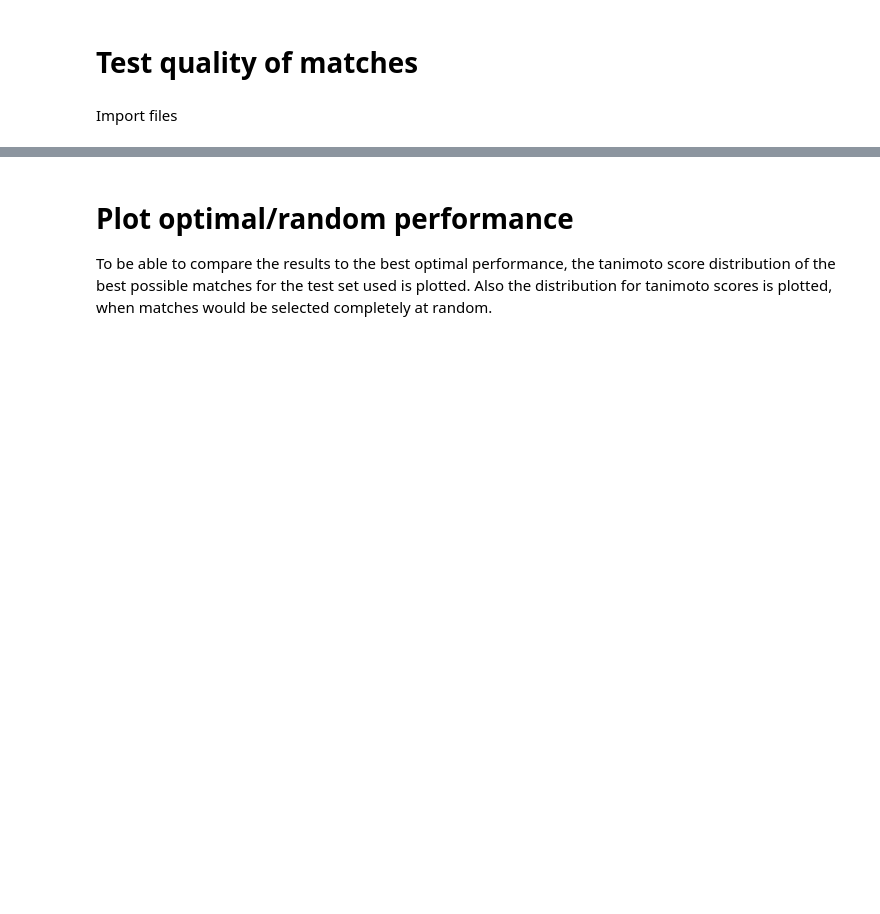
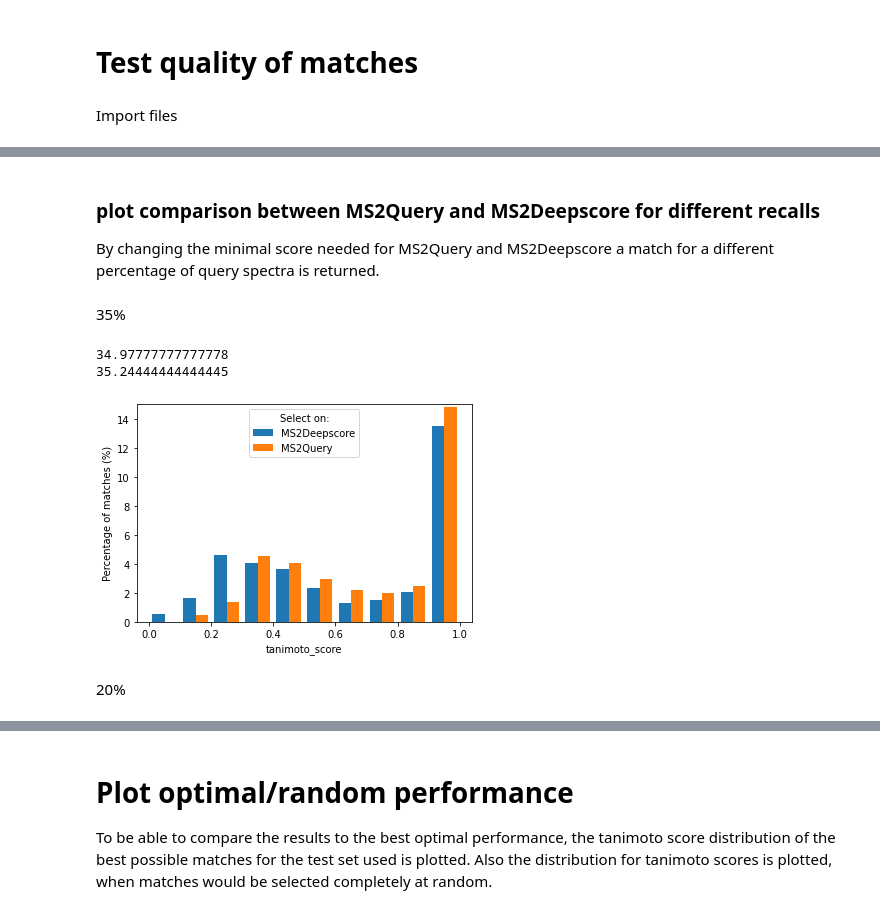
Before and after one commit to iomega/ms2query, a Jupyter notebook: notebooks/Plot_performance_analog_search.ipynb, the cells around one changed output, grey strips where cells are left out. Cells and saved outputs as stored; diff of their text form; code cells hidden in the pictures; blank space fills up the shorter version.

```diff
--- a/notebooks/Plot_performance_analog_search.ipynb
+++ b/notebooks/Plot_performance_analog_search.ipynb
@@ -142,0 +148,13 @@ compare_tanimoto_score_distribution(ms2query_and_tanimoto, ms2ds_and_tanimoto, 0
+# %% [markdown]
+### plot comparison between MS2Query and MS2Deepscore for different recalls
+By changing the minimal score needed for MS2Query and MS2Deepscore a match for a different percentage of query spectra is returned.
+# %% [markdown]
+35%
+# %%
+compare_tanimoto_score_distribution(ms2query_and_tanimoto, ms2ds_and_tanimoto, 0.696, 0.958)
+# %% [output]
+34.97777777777778
+35.24444444444445
+[figure, added]
+# %% [markdown]
+20%
```
Also changed, not shown: parts of 28 cells of this notebook, 3 other files.
